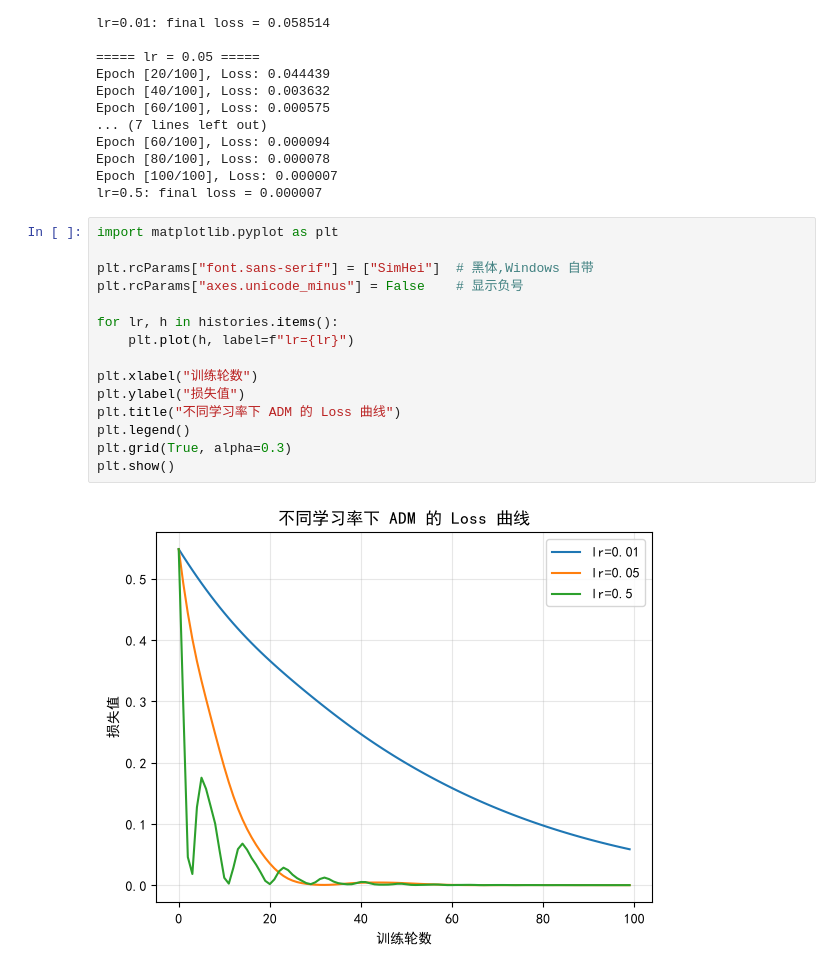
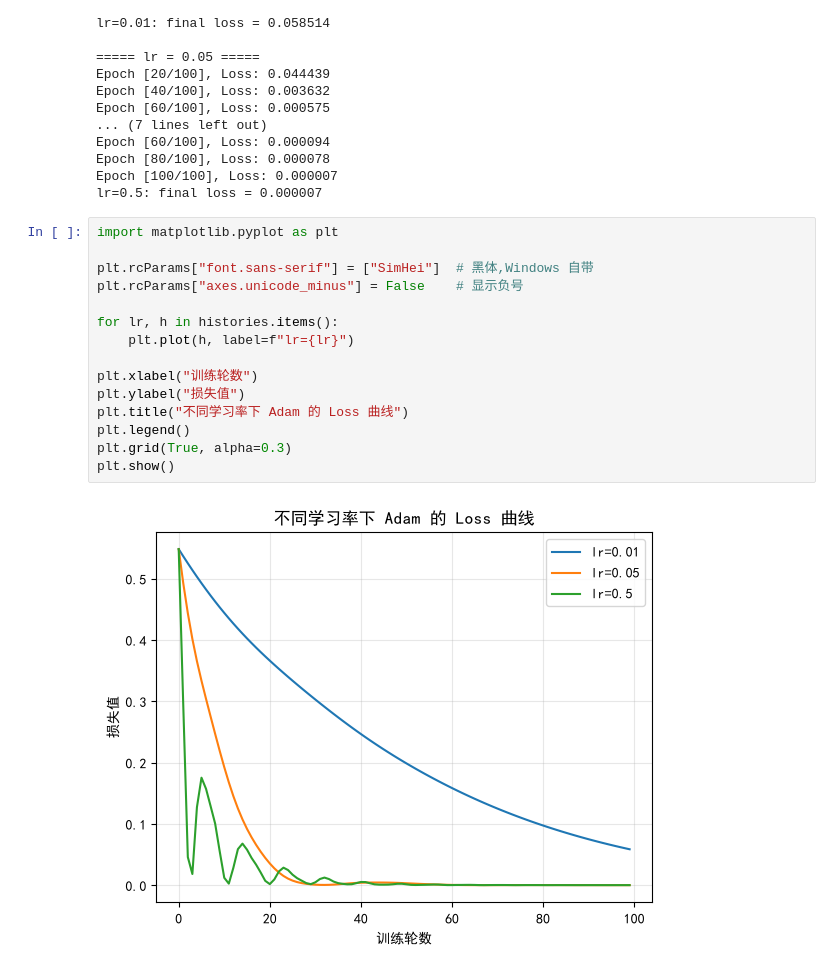
Before and after one commit to summer980824/agent-study, a Jupyter notebook: notebooks/day36_training_loop.ipynb, the cells around one changed output. Saved outputs shown, nothing was run; the diff lists cells and outputs as text.

```diff
--- a/notebooks/day36_training_loop.ipynb
+++ b/notebooks/day36_training_loop.ipynb
@@ -163,17 +163,17 @@ lr=0.5: final loss = 0.000007
 # %%
 import matplotlib.pyplot as plt
 
 plt.rcParams["font.sans-serif"] = ["SimHei"]  # 黑体,Windows 自带
 plt.rcParams["axes.unicode_minus"] = False    # 显示负号
 
 for lr, h in histories.items():
     plt.plot(h, label=f"lr={lr}")
 
 plt.xlabel("训练轮数")
 plt.ylabel("损失值")
-plt.title("不同学习率下 ADM 的 Loss 曲线")
+plt.title("不同学习率下 Adam 的 Loss 曲线")
 plt.legend()
 plt.grid(True, alpha=0.3)
 plt.show()
 # %% [output]
-[figure, old version]
+[figure, new version]
```
Also changed, not shown: parts of 2 cells of this notebook, 2 other files.
